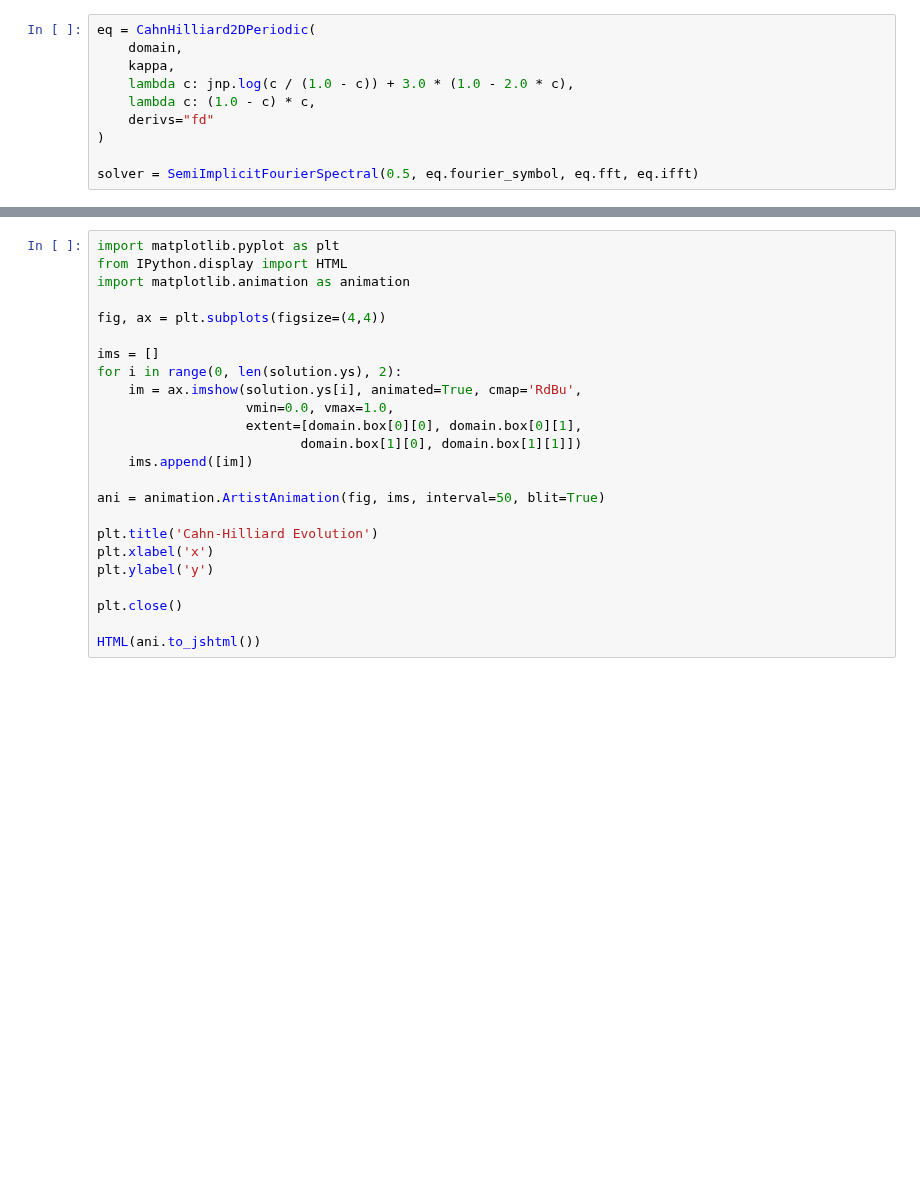
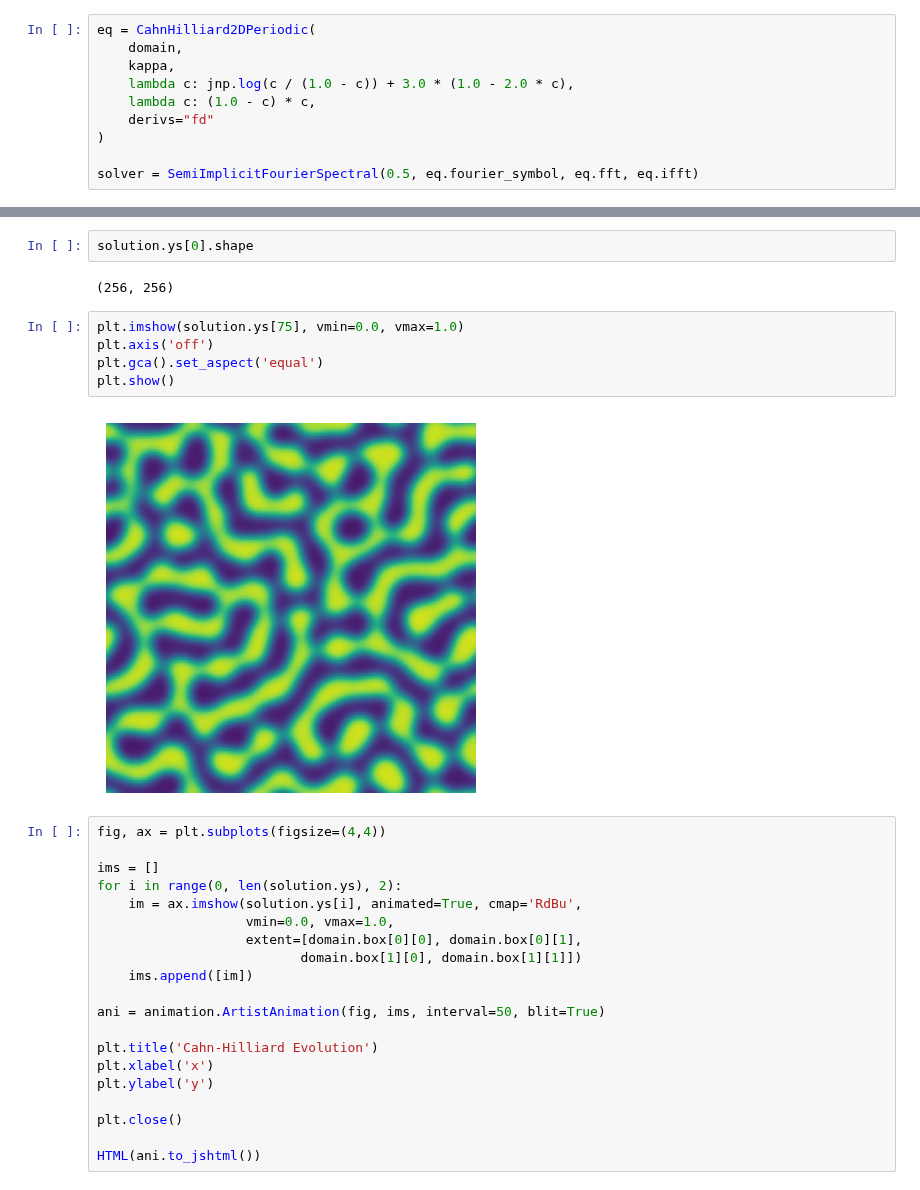
Before and after one commit to acoh64/mosaix-pde, a Jupyter notebook: notebooks/run_cahn_hilliard.ipynb, the cells around one changed output, grey strips where cells are left out. Saved outputs shown, nothing was run; the diff lists cells and outputs as text; blank space fills up the shorter version.

```diff
--- a/notebooks/run_cahn_hilliard.ipynb
+++ b/notebooks/run_cahn_hilliard.ipynb
@@ -55,8 +63,15 @@ print(jnp.mean(solution.ys[-1]))
+# %%
+solution.ys[0].shape
+# %% [output]
+(256, 256)
+# %%
+plt.imshow(solution.ys[75], vmin=0.0, vmax=1.0)
+plt.axis('off')
+plt.gca().set_aspect('equal')
+plt.show()
+# %% [output]
+[figure, added]
 # %%
-import matplotlib.pyplot as plt
-from IPython.display import HTML
-import matplotlib.animation as animation
-
 fig, ax = plt.subplots(figsize=(4,4))
 
 ims = []
```
Also changed, not shown: parts of 2 cells of this notebook, 14 other files.
